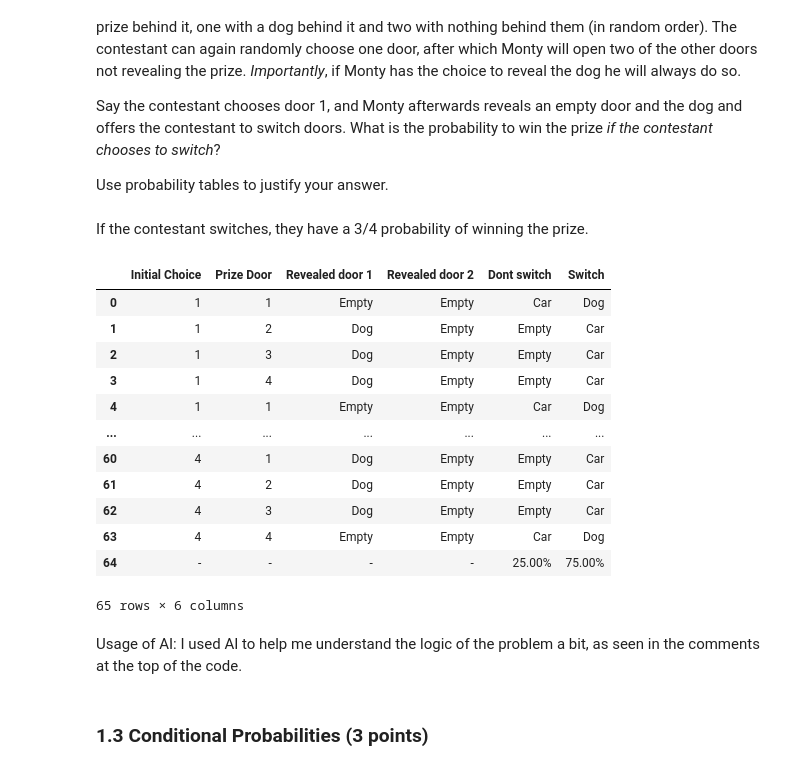
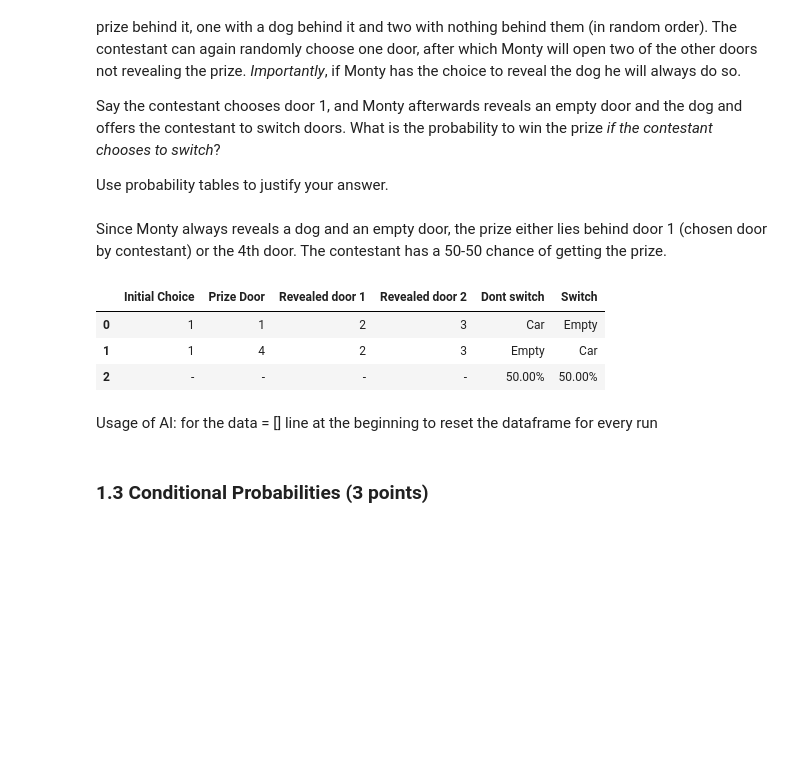
Before and after one commit to labudzki/MLforPA, a Jupyter notebook: 1_ML4PhA_2025_Exercise_sheet_1_v2.ipynb, the cells around one changed output. Cells and saved outputs as stored; diff of their text form; code cells hidden in the pictures; blank space fills up the shorter version.

```diff
--- a/1_ML4PhA_2025_Exercise_sheet_1_v2.ipynb
+++ b/1_ML4PhA_2025_Exercise_sheet_1_v2.ipynb
@@ -85,79 +85,50 @@ Consider an extended version of the Monty Hall problem. There are now four doors
 Say the contestant chooses door 1, and Monty afterwards reveals an empty door and the dog and offers the contestant to switch doors. What is the probability to win the prize *if the contestant chooses to switch*?
 
 Use probability tables to justify your answer.
-# %% [markdown]
-If the contestant switches, they have a 3/4 probability of winning the prize.
+# %% [markdown]
+Since Monty always reveals a dog and an empty door, the prize either lies behind door 1 (chosen door by contestant) or the 4th door. The contestant has a 50-50 chance of getting the prize.
 # %%
 
-# If the contestant chooses the dog door:
-  # Monty will reveal two empty doors.
-  # If they switch, they will win the car (since the last remaining door will have the car).
-# If the contestant chooses the prize door:
-  # Monty will reveal two empty doors (because he can't reveal the dog or the car).
-  # If they switch, they will get the dog (since the last remaining door will have the dog).
-# If the contestant chooses an empty door:
-  # Monty will reveal the dog door and the other empty door.
-  # If they switch, they will win the car (since the remaining door will have the car).
+# Initial choice = door 1
+# doors 2 and 3 revealed -> empty and dog
+# prize door can be 1 or 4
 
-initial_choice = [1, 2, 3, 4]
-prize_door = [1, 2, 3, 4]
+initial_choice = 1
+doors_revealed = [2, 3]
+prize_door = [1, 4]
+data = [] #reset the dataframe for every run
 
-data = []
-
-# he always reveals a dog
-
-# Generate all combinations
-for choice in initial_choice:
-    for dog in dog_door: #dog door cannot be choice door, has to be revealed
-      for prize in prize_door:
-        # print(choice, prize)
-        # if choice == dog:
-        #   revealed_door1 = revealed_door2 = "Dog"
-        #   noswitch_result = "Empty"
-        #   switch_result = "Car"
-        if choice == prize:
-          revealed_door1 = revealed_door2 = "Empty"
-          noswitch_result = "Car"
-          switch_result = "Dog"
-        else:
-          revealed_door1 = "Dog"
-          revealed_door2 = "Empty"
-          noswitch_result = "Empty"
-          switch_result = "Car"
-
-        data.append([choice, prize, revealed_door1, revealed_door2, noswitch_result, switch_result])
+for i in prize_door:
+  if i == initial_choice:
+    noswitch_result = "Car"
+    switch_result = "Empty"
+  else:
+    noswitch_result = "Empty"
+    switch_result = "Car"
+  data.append([initial_choice, i, doors_revealed[0], doors_revealed[1], noswitch_result, switch_result])
 
 df = pd.DataFrame(data, columns=["Initial Choice", "Prize Door", "Revealed door 1", "Revealed door 2", "Dont switch", "Switch"])
 
 # Calculate total probabilities and add to table
 total_cases = len(df)
 noswitch_wins = df["Dont switch"].value_counts().get("Car", 0)
 switch_wins = df["Switch"].value_counts().get("Car", 0)
 noswitch_prob = noswitch_wins / total_cases
 switch_prob = switch_wins / total_cases
 
 probability_row = pd.DataFrame([[ "-", "-", "-", "-", f"{noswitch_prob:.2%}", f"{switch_prob:.2%}"]],
                                columns=df.columns)
 
 df = pd.concat([df, probability_row], ignore_index=True)
 
 df
 # %% [output]
 |  | Initial Choice | Prize Door | Revealed door 1 | Revealed door 2 | Dont switch | Switch |
-| 0 | 1 | 1 | Empty | Empty | Car | Dog |
-| 1 | 1 | 2 | Dog | Empty | Empty | Car |
-| 2 | 1 | 3 | Dog | Empty | Empty | Car |
-| 3 | 1 | 4 | Dog | Empty | Empty | Car |
-| 4 | 1 | 1 | Empty | Empty | Car | Dog |
-| ... | ... | ... | ... | ... | ... | ... |
-| 60 | 4 | 1 | Dog | Empty | Empty | Car |
-| 61 | 4 | 2 | Dog | Empty | Empty | Car |
-| 62 | 4 | 3 | Dog | Empty | Empty | Car |
-| 63 | 4 | 4 | Empty | Empty | Car | Dog |
-| 64 | - | - | - | - | 25.00% | 75.00% |
+| 0 | 1 | 1 | 2 | 3 | Car | Empty |
+| 1 | 1 | 4 | 2 | 3 | Empty | Car |
+| 2 | - | - | - | - | 50.00% | 50.00% |
-65 rows × 6 columns
-# %% [markdown]
-Usage of AI: I used AI to help me understand the logic of the problem a bit, as seen in the comments at the top of the code.
+# %% [markdown]
+Usage of AI: for the data = [] line at the beginning to reset the dataframe for every run
 # %% [markdown]
 ### 1.3 Conditional Probabilities (3 points)
 # %% [markdown]
```
Also changed, not shown: parts of 3 cells of this notebook.
